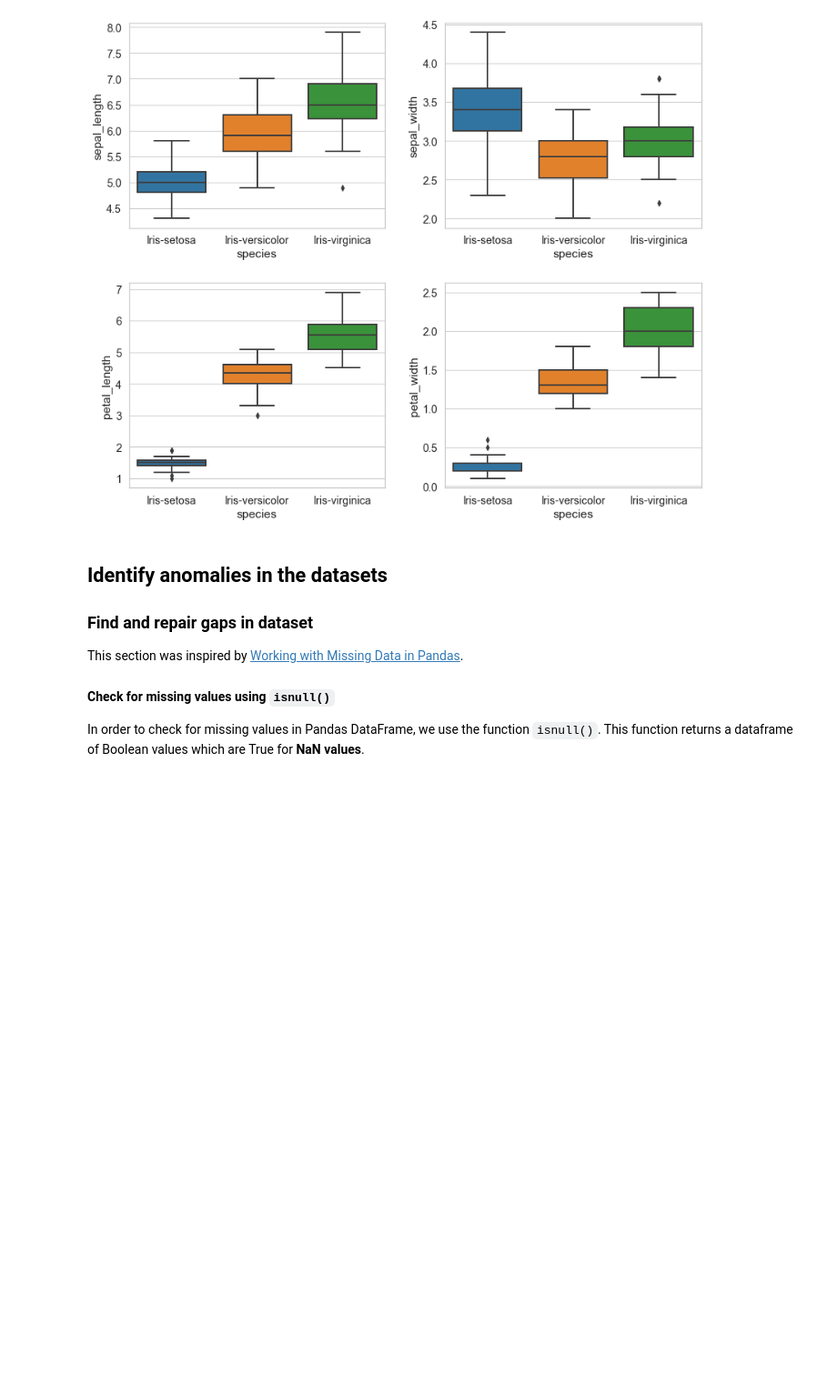
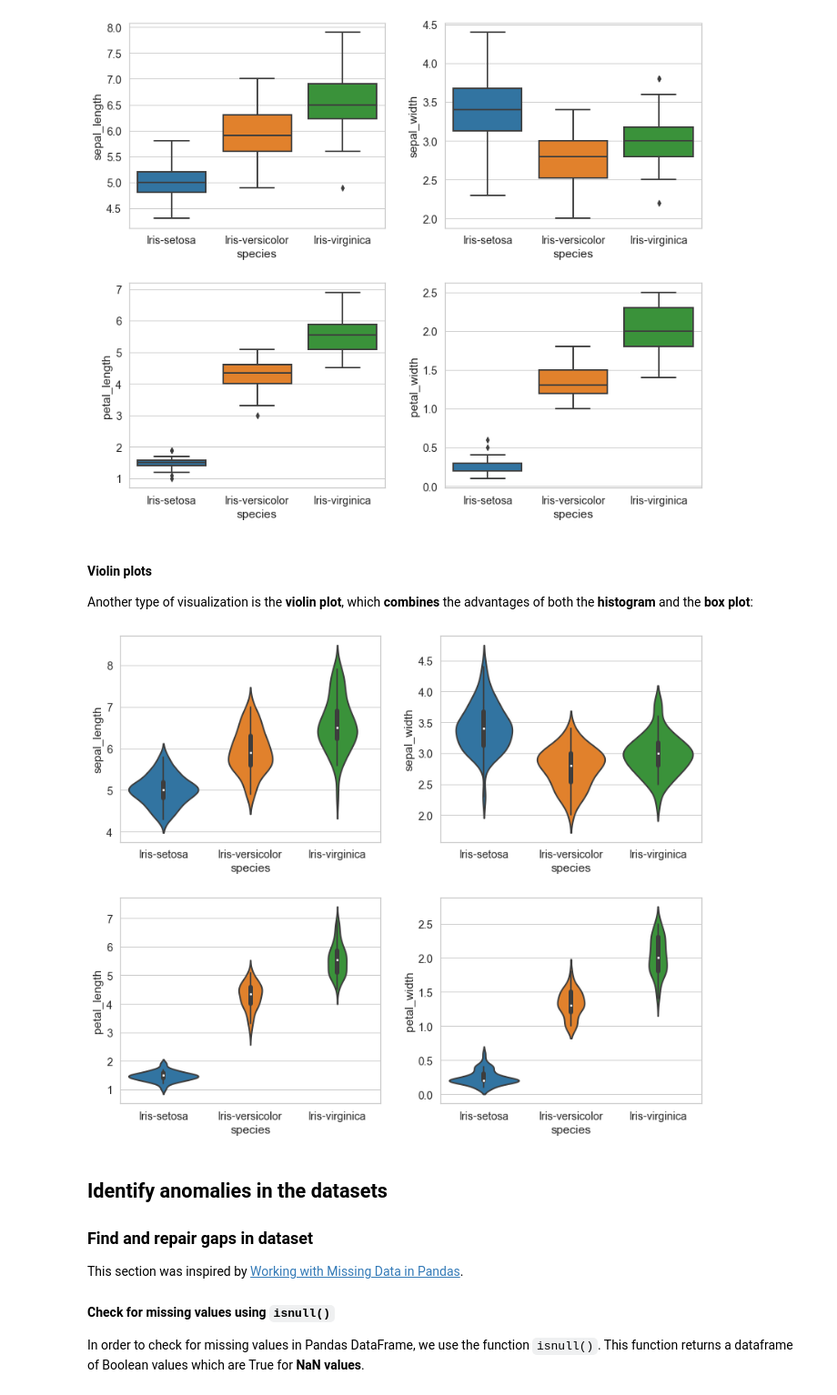
Before and after one commit to urmel79/Jupyter_GettingStarted2ML, a Jupyter notebook: Step-by-step_intro_to_ML_with_SVC_and_Iris.ipynb, the cells around one changed output. Shown at 91% size. Drawn from its saved outputs; the diff is of its cells as text; code cells hidden in the pictures; blank space fills up the shorter version.

```diff
--- a/Step-by-step_intro_to_ML_with_SVC_and_Iris.ipynb
+++ b/Step-by-step_intro_to_ML_with_SVC_and_Iris.ipynb
@@ -403,6 +446,32 @@ fig.tight_layout(pad=2.0)
 plt.show()
 # %% [output]
 [figure]
+# %% [markdown]
+#### Violin plots
+
+Another type of visualization is the **violin plot**, which **combines** the advantages of both the **histogram** and the **box plot**:
+# %%
+sns.set_context("notebook", font_scale=1.3, rc={"lines.linewidth": 2.0})
+sns.set_style("whitegrid")
+
+fig, axs = plt.subplots(2, 2, figsize=(12, 10))
+
+cn = ['Iris-setosa', 'Iris-versicolor', 'Iris-virginica']
+
+violin1 = sns.violinplot(x='species', y='sepal_length',
+                         data=irisdata_df, order = cn, ax = axs[0,0])
+violin2 = sns.violinplot(x='species', y='sepal_width',
+                         data=irisdata_df, order = cn, ax = axs[0,1])
+violin3 = sns.violinplot(x='species', y='petal_length',
+                         data=irisdata_df, order = cn, ax = axs[1,0])
+violin4 = sns.violinplot(x='species', y='petal_width',
+                         data=irisdata_df, order = cn, ax = axs[1,1])
+# add some spacing between subplots
+fig.tight_layout(pad=2.0)
+
+plt.show()
+# %% [output]
+[figure, added]
 # %% [markdown]
 ## Identify **anomalies** in the datasets
 
```
Also changed, not shown: parts of 19 cells of this notebook, 4 other files.
